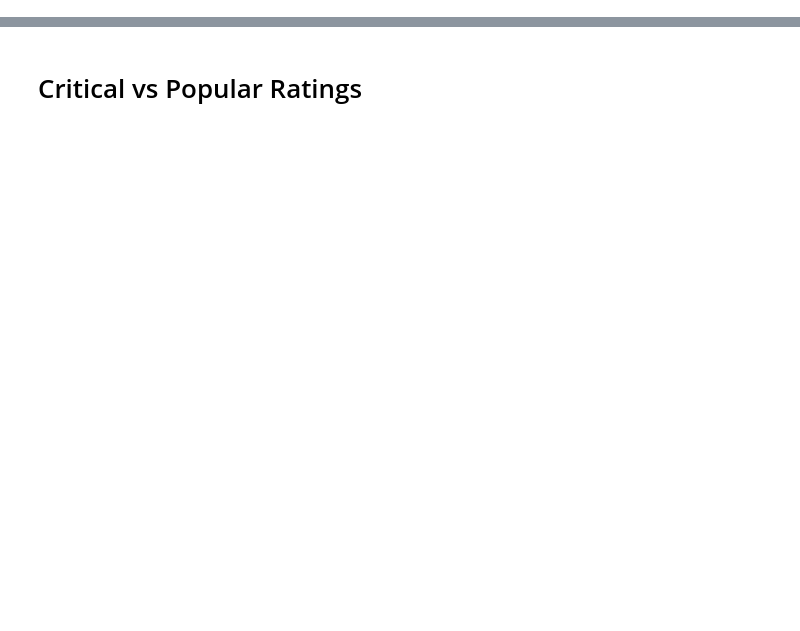
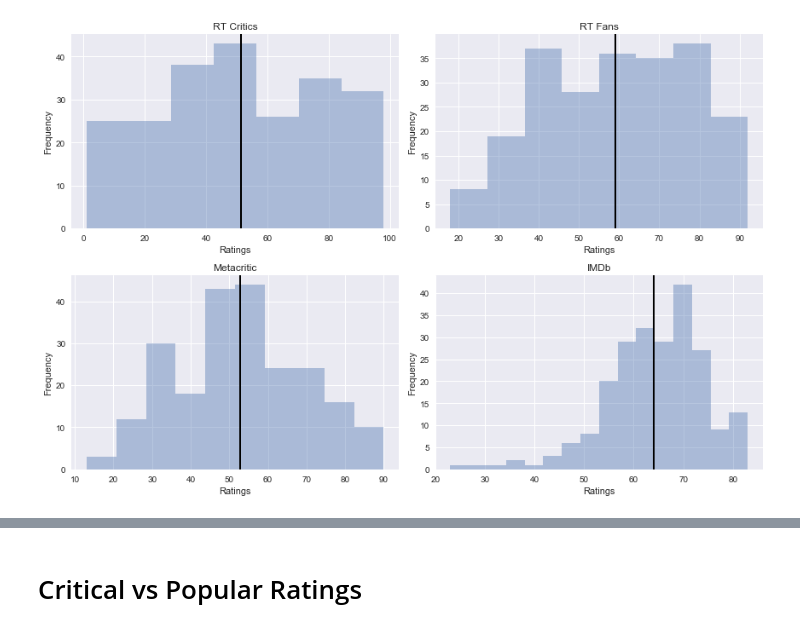
Before and after one commit to gqfiddler/movieRatings, a Jupyter notebook: Critical vs Popular Movie Ratings.ipynb, the cells around one changed output, grey strips where cells are left out. Cells and saved outputs as stored; diff of their text form; code cells hidden in the pictures; blank space fills up the shorter version.

```diff
--- a/Critical vs Popular Movie Ratings.ipynb
+++ b/Critical vs Popular Movie Ratings.ipynb
@@ -53,0 +115,33 @@ plt.show()
+# %%
+plt.figure(figsize=(12,8))
+plt.subplot(2,2,1)
+sns.distplot(movies_df['RTCritic'], label="RT Critic", kde=False)
+plt.xlabel('Ratings')
+plt.ylabel('Frequency')
+plt.title('RT Critics')
+plt.axvline(movies_df["RTCritic"].mean(), color='black', linewidth=2)
+
+plt.subplot(2,2,2)
+sns.distplot(movies_df['RTFan'], label="RT Fan", kde=False)
+plt.xlabel('Ratings')
+plt.ylabel('Frequency')
+plt.title('RT Fans')
+plt.axvline(movies_df["RTFan"].mean(), color='black', linewidth=2)
+
+plt.subplot(2,2,3)
+sns.distplot(movies_df['Metacritic'], label="Metacritic", kde=False)
+plt.xlabel('Ratings')
+plt.ylabel('Frequency')
+plt.title('Metacritic')
+plt.axvline(movies_df["Metacritic"].mean(), color='black', linewidth=2)
+
+plt.subplot(2,2,4)
+sns.distplot(movies_df['IMDb'], label="IMDb fans", kde=False)
+plt.xlabel('Ratings')
+plt.ylabel('Frequency')
+plt.title('IMDb')
+plt.axvline(movies_df["IMDb"].mean(), color='black', linewidth=2)
+plt.tight_layout()
+plt.show()
+# %% [output]
+[figure, added]
```
Also changed, not shown: parts of 41 cells of this notebook, 5 other files.
